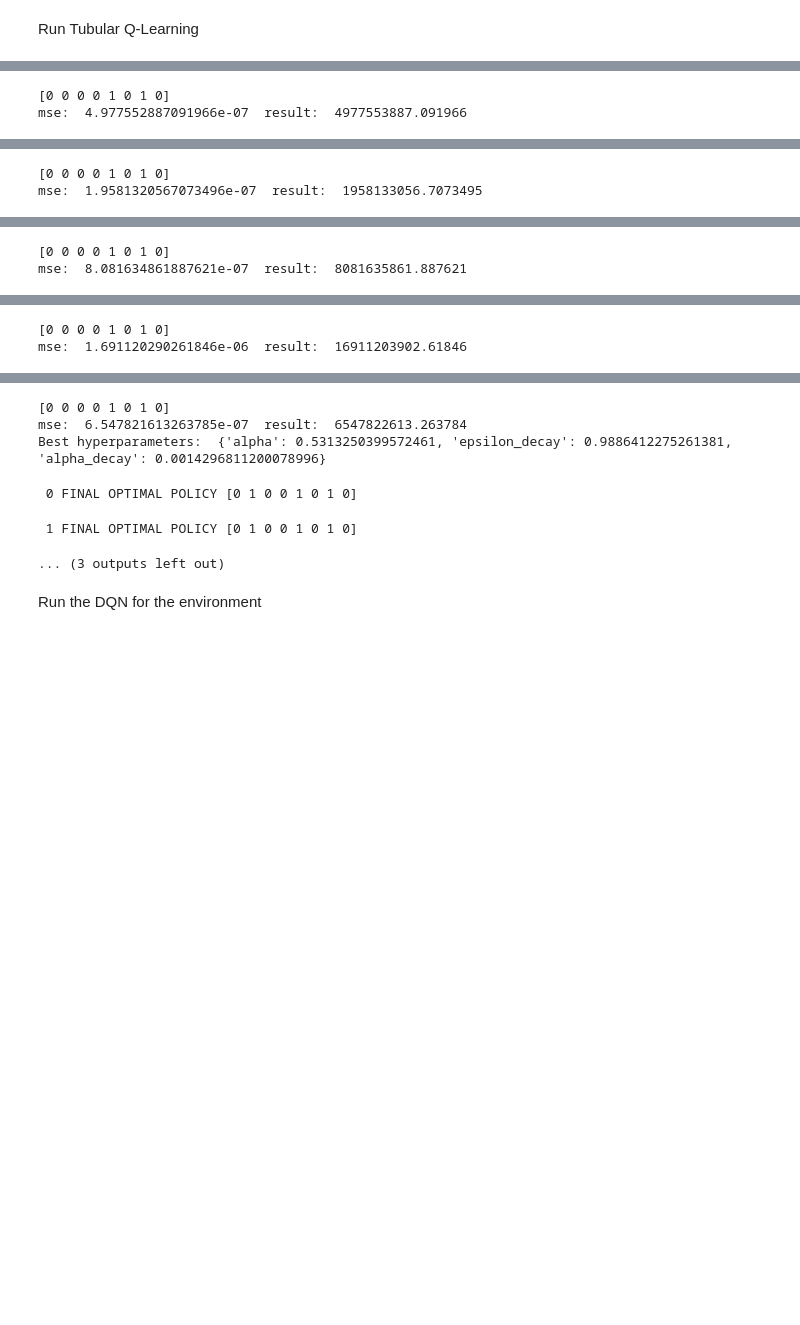
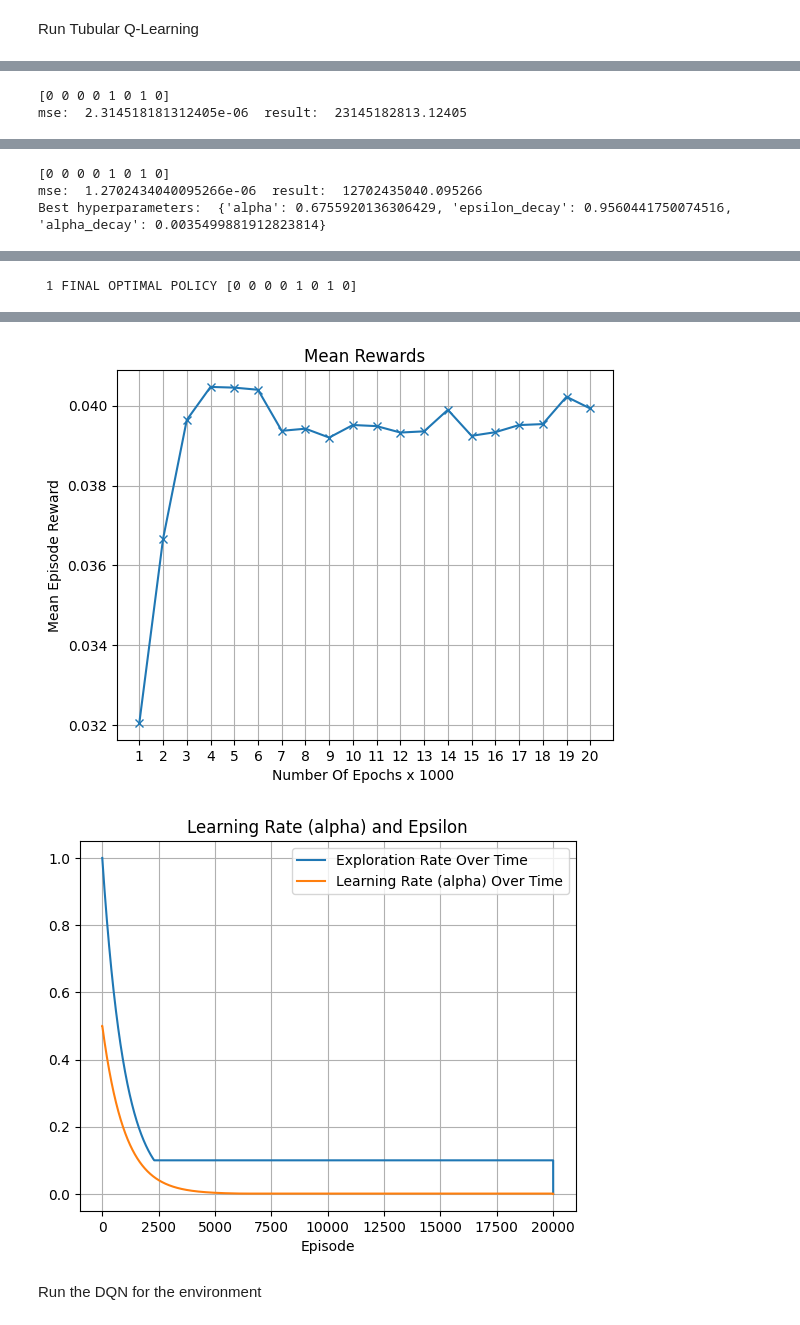
Before and after one commit to gfragko/Stock-Market-Trading---Q-learning, a Jupyter notebook: RL_Final_Project.ipynb, the cells around one changed output, grey strips where cells are left out. Drawn from its saved outputs; the diff is of its cells as text; code cells hidden in the pictures; blank space fills up the shorter version.

```diff
--- a/RL_Final_Project.ipynb
+++ b/RL_Final_Project.ipynb
@@ -1033,7 +1104,7 @@ Run Tubular Q-Learning
 # Create Optuna study
 
 study = optuna.create_study(direction='minimize')
-study.optimize(objective, n_trials=5)
+study.optimize(objective, n_trials=2)
 
 # Print the best hyperparameters
 print('Best hyperparameters: ', study.best_params)
@@ -1098,2 +1169,2 @@ plt.show()
 [0 0 0 0 1 0 1 0]
-mse:  4.977552887091966e-07  result:  4977553887.091966
+mse:  2.314518181312405e-06  result:  23145182813.12405
@@ -1101,2 +1172,3 @@ mse:  4.977552887091966e-07  result:  4977553887.091966
 [0 0 0 0 1 0 1 0]
-mse:  1.9581320567073496e-07  result:  1958133056.7073495
+mse:  1.2702434040095266e-06  result:  12702435040.095266
+Best hyperparameters:  {'alpha': 0.6755920136306429, 'epsilon_decay': 0.9560441750074516, 'alpha_decay': 0.0035499881912823814}
@@ -1104,2 +1176 @@ mse:  1.9581320567073496e-07  result:  1958133056.7073495
-[0 0 0 0 1 0 1 0]
-mse:  8.081634861887621e-07  result:  8081635861.887621
+ 1 FINAL OPTIMAL POLICY [0 0 0 0 1 0 1 0]
@@ -1107,2 +1193,0 @@ mse:  8.081634861887621e-07  result:  8081635861.887621
-[0 0 0 0 1 0 1 0]
-mse:  1.691120290261846e-06  result:  16911203902.61846
@@ -1110,9 +1194,5 @@ mse:  1.691120290261846e-06  result:  16911203902.61846
-[0 0 0 0 1 0 1 0]
-mse:  6.547821613263785e-07  result:  6547822613.263784
-Best hyperparameters:  {'alpha': 0.5313250399572461, 'epsilon_decay': 0.9886412275261381, 'alpha_decay': 0.0014296811200078996}
- 0 FINAL OPTIMAL POLICY [0 1 0 0 1 0 1 0]
- 1 FINAL OPTIMAL POLICY [0 1 0 0 1 0 1 0]
-... (3 outputs left out)
+[figure, added]
+[figure, added]
 # %% [markdown]
  Run the DQN for the environment
 # %%
```
Also changed, not shown: parts of 6 cells of this notebook, 1 other file.
